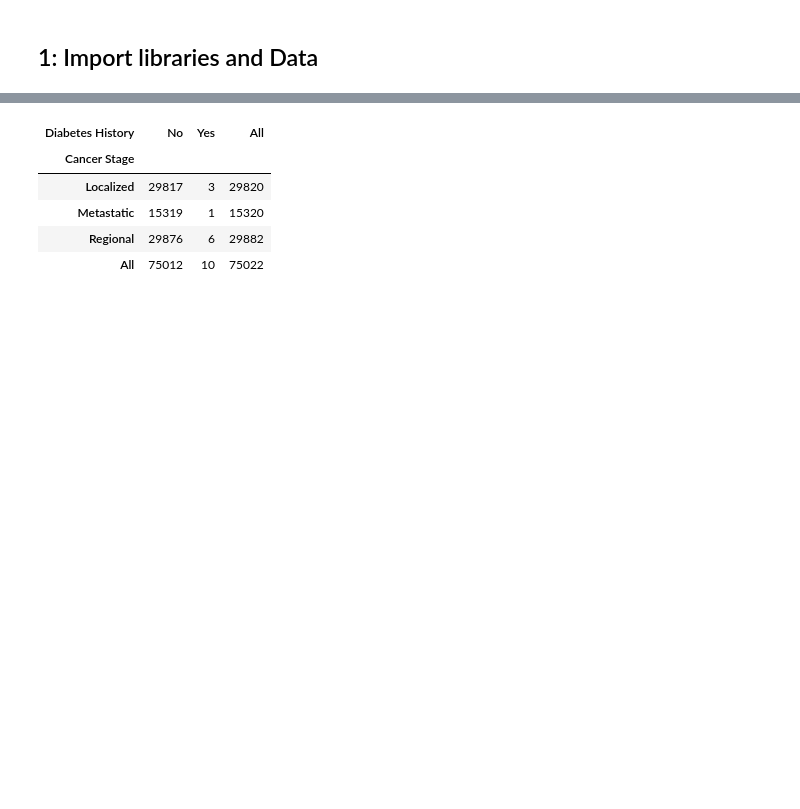
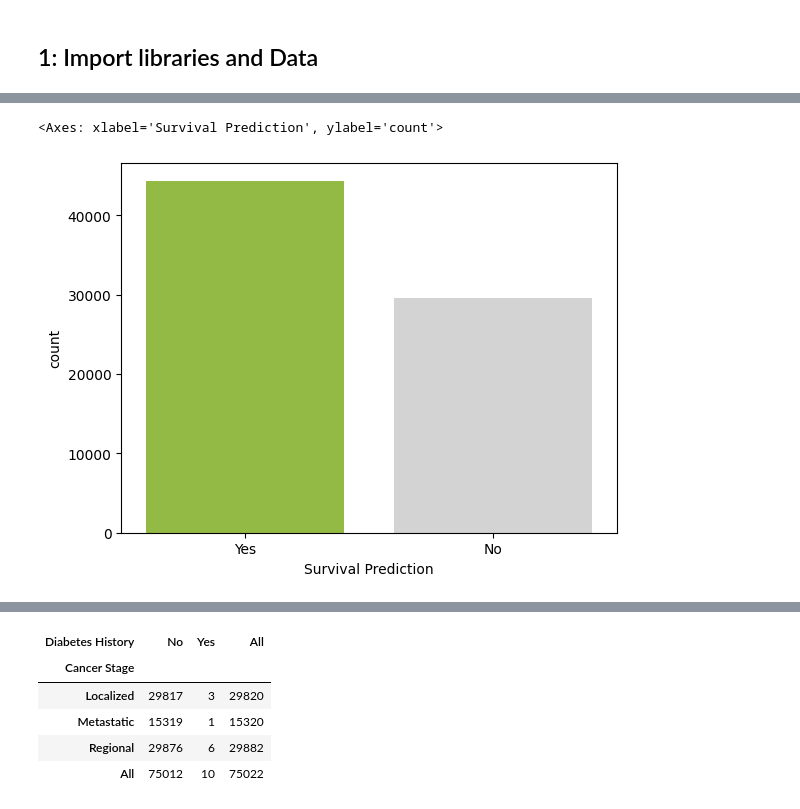
Before and after one commit to rgerc8/dm2-class-cancer, a Jupyter notebook: main.ipynb, the cells around one changed output, grey strips where cells are left out. Cells and saved outputs as stored; diff of their text form; code cells hidden in the pictures; blank space fills up the shorter version.

```diff
--- a/main.ipynb
+++ b/main.ipynb
@@ -196,3 +123,8 @@ def inspect_columns_as_series(df, column_list):
+# %%
+sns.countplot(x='Survival Prediction', data=df_no_na, hue='Survival Prediction', palette=["yellowgreen","lightgrey"], legend=False)
+# %% [output]
+<Axes: xlabel='Survival Prediction', ylabel='count'>
+[figure, added]
 # %%
 df.skew(numeric_only=True)
 # %% [output]
```
Also changed, not shown: parts of 20 cells of this notebook.
